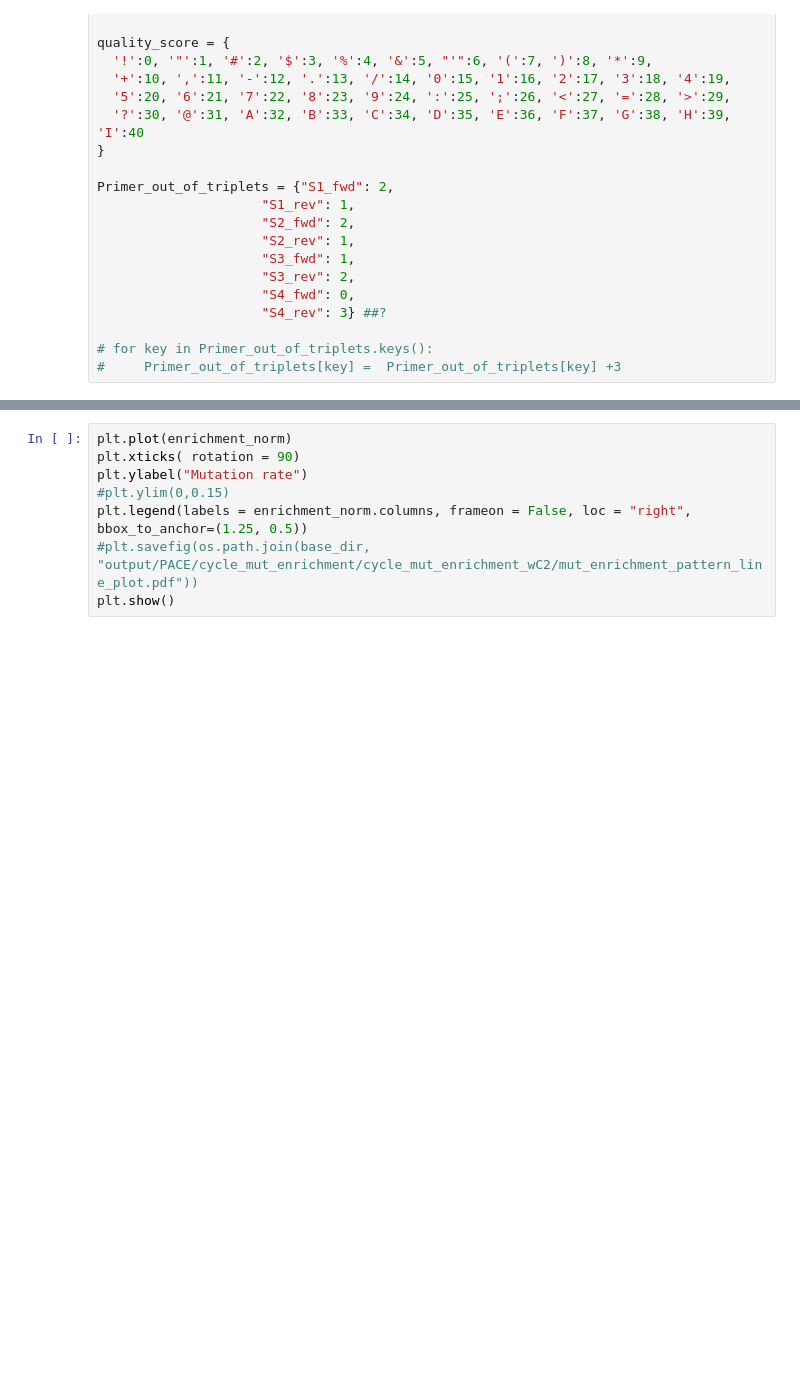
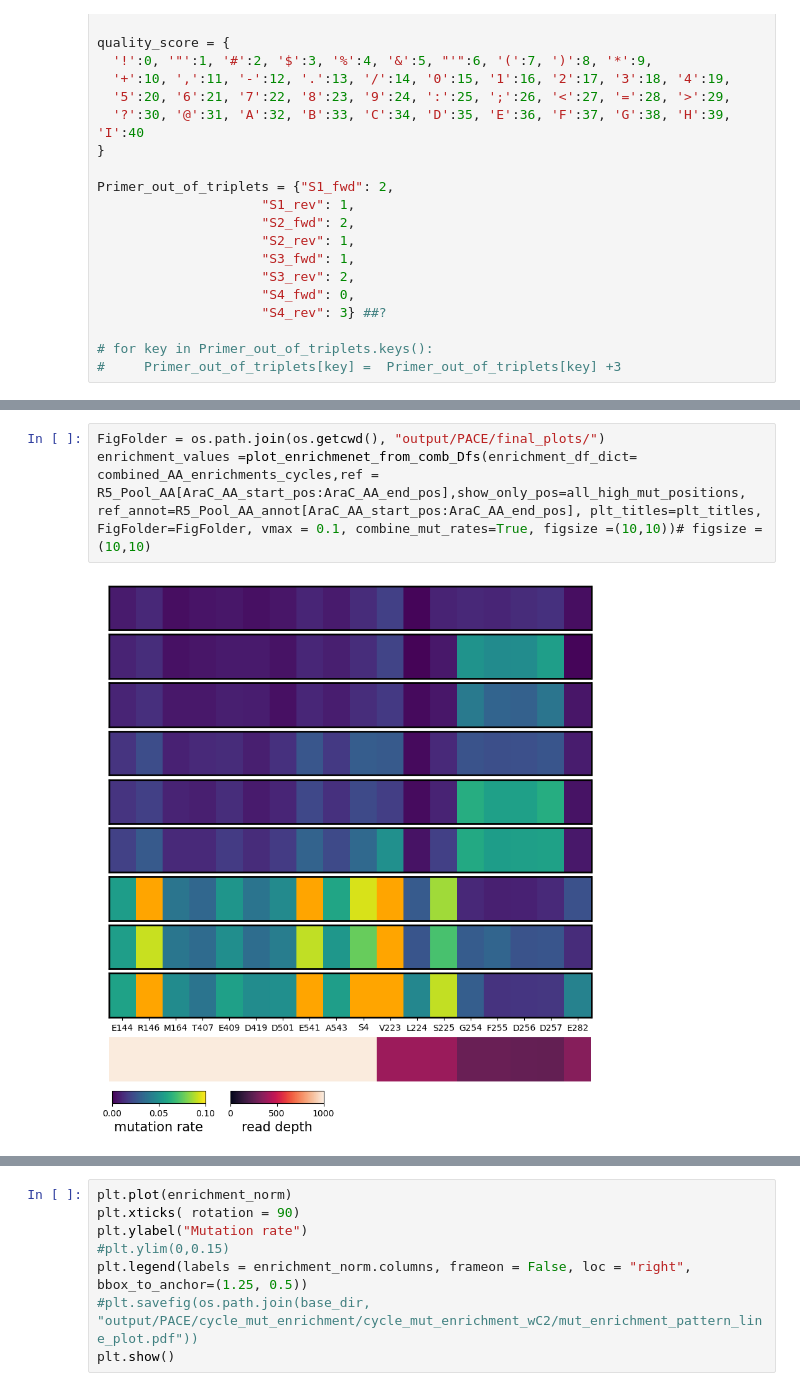
Before and after one commit to AliceHovsepyan/pogo_pance_draft, a Jupyter notebook: DMS_analysis_combine_all_datasets.ipynb, the cells around one changed output, grey strips where cells are left out. Drawn from its saved outputs; the diff is of its cells as text; blank space fills up the shorter version.

```diff
--- a/DMS_analysis_combine_all_datasets.ipynb
+++ b/DMS_analysis_combine_all_datasets.ipynb
@@ -611,3 +570,8 @@ enrichment_values =plot_enrichmenet_from_comb_Dfs(enrichment_df_dict= combined_e
+# %%
+FigFolder = os.path.join(os.getcwd(), "output/PACE/final_plots/")
+enrichment_values =plot_enrichmenet_from_comb_Dfs(enrichment_df_dict= combined_AA_enrichments_cycles,ref = R5_Pool_AA[AraC_AA_start_pos:AraC_AA_end_pos],show_only_pos=all_high_mut_positions, ref_annot=R5_Pool_AA_annot[AraC_AA_start_pos:AraC_AA_end_pos], plt_titles=plt_titles, FigFolder=FigFolder, vmax = 0.1, combine_mut_rates=True, figsize =(10,10))# figsize =(10,10)
+# %% [output]
+[figure, added]
 # %%
 ## normalize such that max per col = 1
 enrichment_norm = enrichment_values/enrichment_values.max(axis=0)
```
Also changed, not shown: parts of 22 cells of this notebook.
